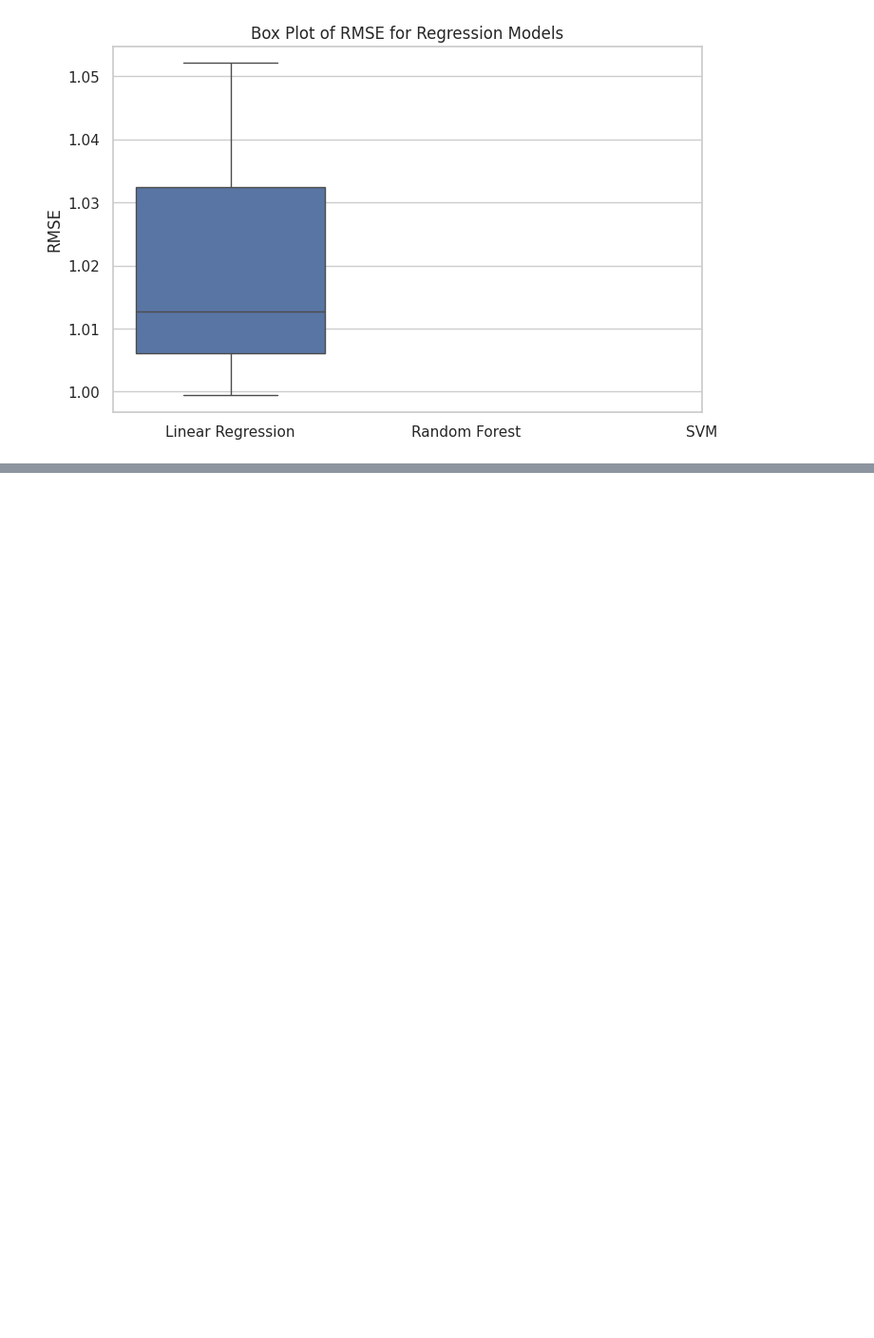
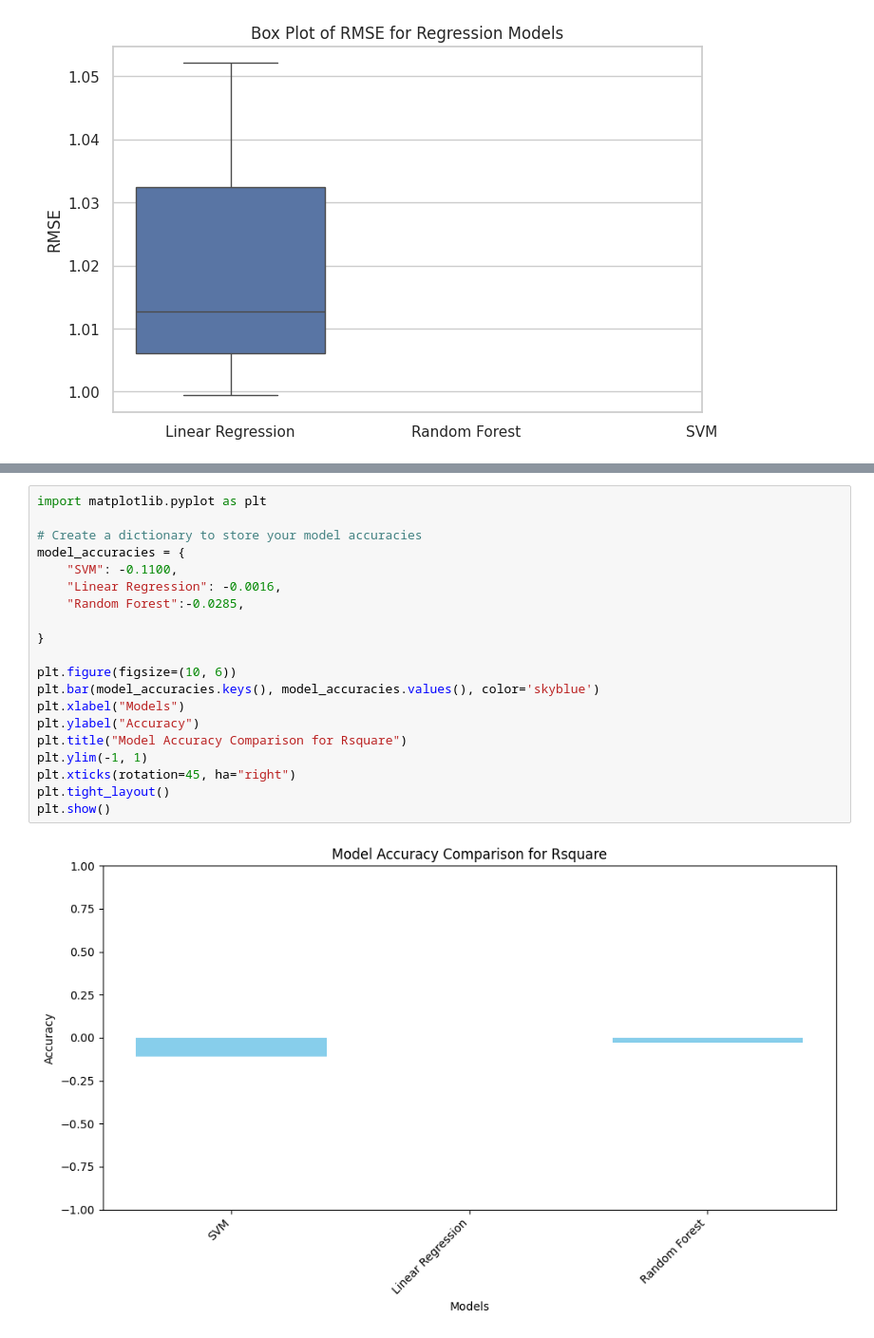
Before and after one commit to Panchagiri-vidyasri/data-analysis-using-python_2116, a Jupyter notebook: daup_csv_project.ipynb, the cells around one changed output, grey strips where cells are left out. Shown at 95% size. Drawn from its saved outputs; the diff is of its cells as text; blank space fills up the shorter version.

```diff
--- a/daup_csv_project.ipynb
+++ b/daup_csv_project.ipynb
@@ -583,0 +606,22 @@ SVM: RMSE = 1.0521, R² Score = -0.1100
+# %%
+import matplotlib.pyplot as plt
+
+# Create a dictionary to store your model accuracies
+model_accuracies = {
+    "SVM": -0.1100,
+    "Linear Regression": -0.0016,
+    "Random Forest":-0.0285,
+
+}
+
+plt.figure(figsize=(10, 6))
+plt.bar(model_accuracies.keys(), model_accuracies.values(), color='skyblue')
+plt.xlabel("Models")
+plt.ylabel("Accuracy")
+plt.title("Model Accuracy Comparison for Rsquare")
+plt.ylim(-1, 1)
+plt.xticks(rotation=45, ha="right")
+plt.tight_layout()
+plt.show()
+# %% [output]
+[figure, added]
```
Also changed, not shown: parts of 2 cells of this notebook.
